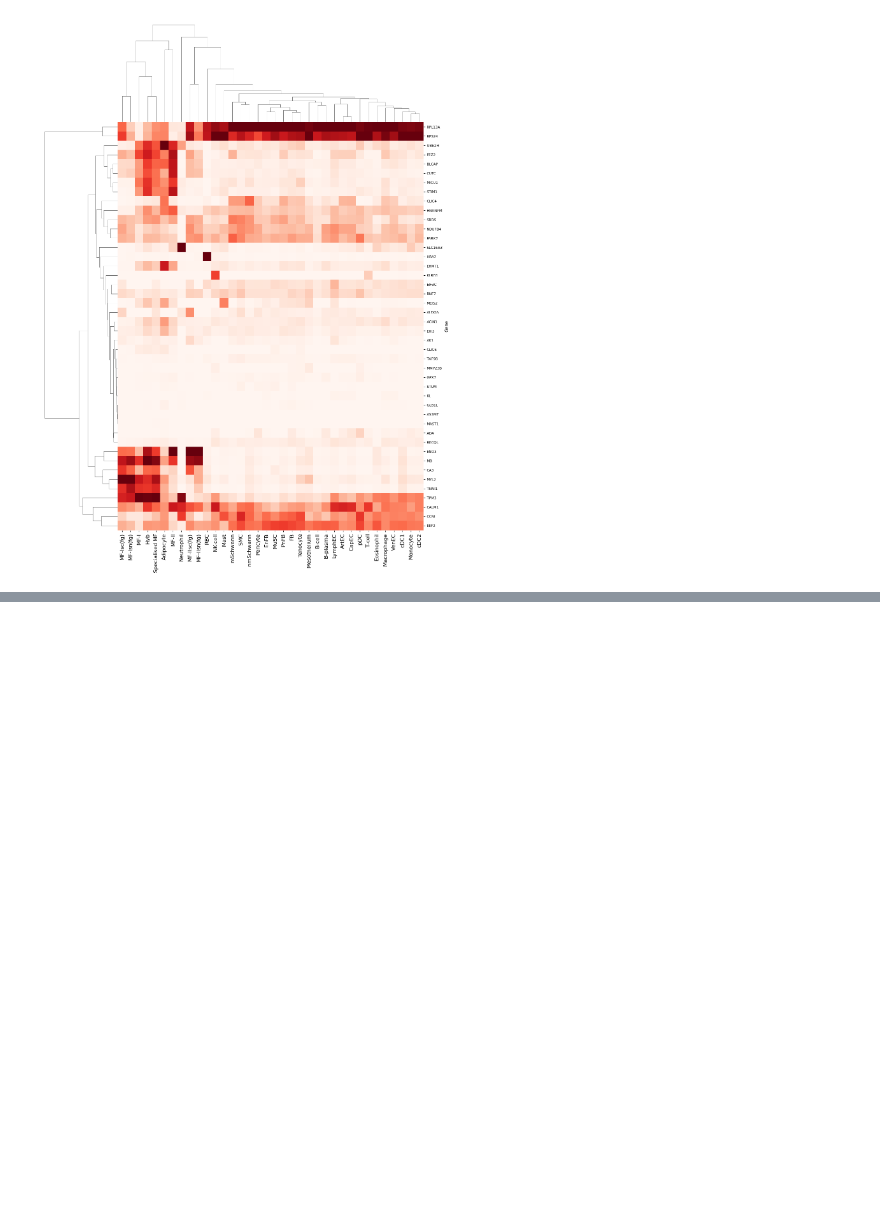
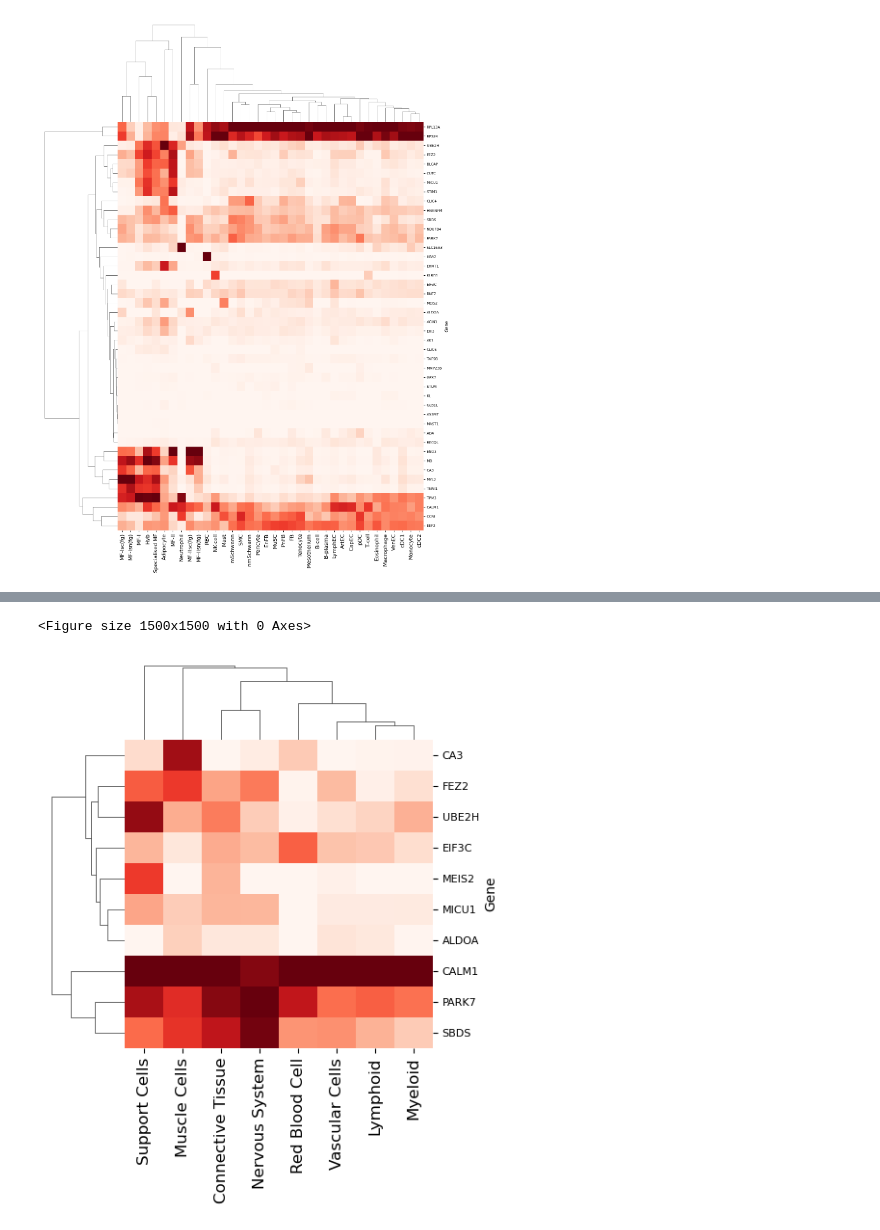
Before and after one commit to GuerreroVazquez/muscleCellAtlas, a Jupyter notebook: Is_gene_distibution_normal?.ipynb, the cells around one changed output, grey strips where cells are left out. Drawn from its saved outputs; the diff is of its cells as text; code cells hidden in the pictures; blank space fills up the shorter version.

Commit message:
get_cell_types_proportion

```diff
--- a/Is_gene_distibution_normal?.ipynb
+++ b/Is_gene_distibution_normal?.ipynb
@@ -228,0 +266,27 @@ proportion_df.to_csv("results/proportion_cell_type.csv")
+# %%
+ind_list = ['GABRP',
+'HCFC1R1',
+'MICU1',
+'PARK7',
+'SBDS',
+'MEIS2',
+'ALDOA',
+'FAM177A1',
+'TSPAN7',
+'SCGB3A2',
+'CA3',
+'B2M',
+'PKIA',
+'FEZ2',
+'SMIM37',
+'R3HDM2',
+'EIF3C',
+'UBE2H',
+'CALM1',
+'RNA5SP68',
+'RNA5SP237',
+'AC105272.1',
+'MTCO1P12',
+'RNA5SP148']
+ind_list = [ i for i in ind_list if i in grouped_mean.index]
+ind_list
@@ -228,0 +319,20 @@ proportion_df.to_csv("results/proportion_cell_type.csv")
+# %%
+# Increase figure size to fit all labels
+plt.figure(figsize=(15, 15))  # Adjust width (x) and height (y) accordingly
+
+g = sns.clustermap(grouped_mean.loc[ind_list], cmap="Reds", standard_scale=1, figsize=(5, 5), cbar_pos=None)
+
+# Adjust x-axis (cell type) labels
+g.ax_heatmap.set_xticklabels(g.ax_heatmap.get_xticklabels(), rotation=90, fontsize=12)
+
+# Adjust y-axis (gene) labels
+g.ax_heatmap.set_yticklabels(g.ax_heatmap.get_yticklabels(), fontsize=8)  # Reduce font if needed
+
+# Ensure labels don't get cut off
+plt.subplots_adjust(left=0.1, right=0.9, top=0.9, bottom=0.1)
+plt.savefig('results/heatmap_expressionCell_per_gene_cell_grouped.svg')
+
+plt.show()
+# %% [output]
+<Figure size 1500x1500 with 0 Axes>
+[figure, added]
```
Also changed, not shown: parts of 16 cells of this notebook, 2 other files.
